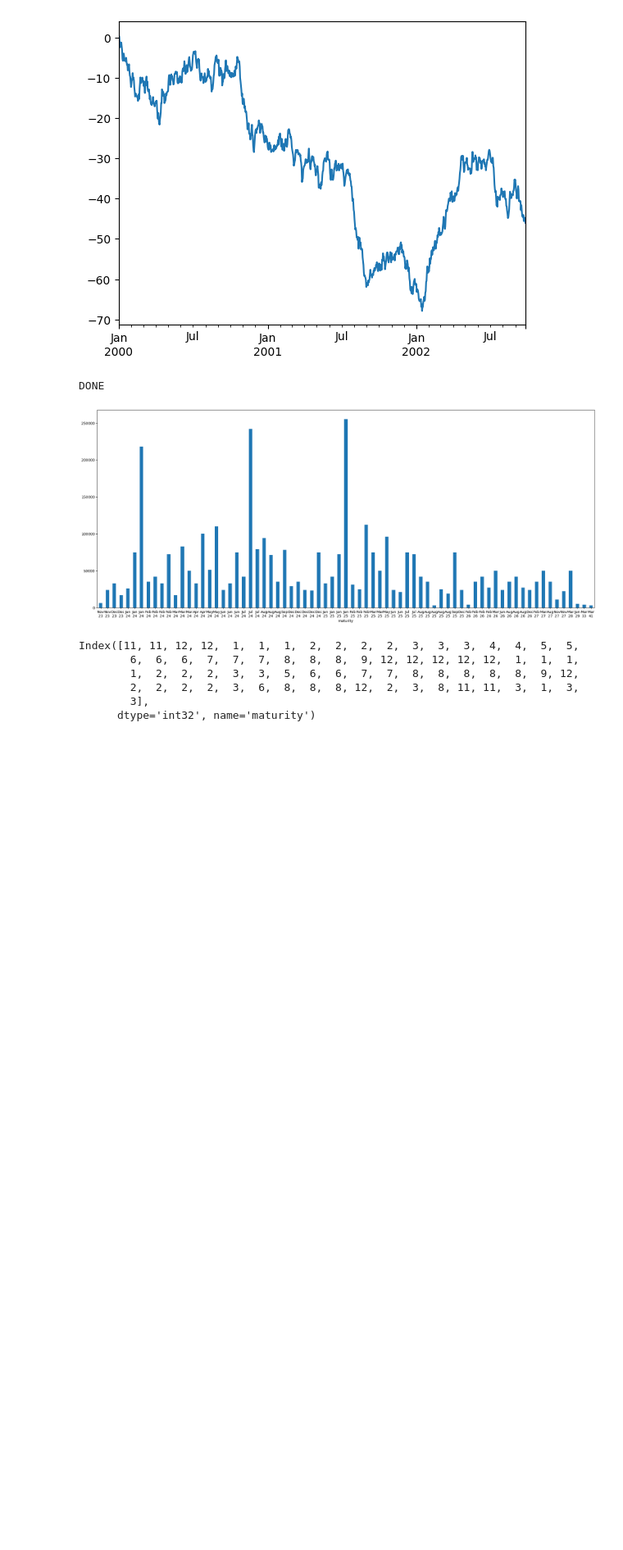
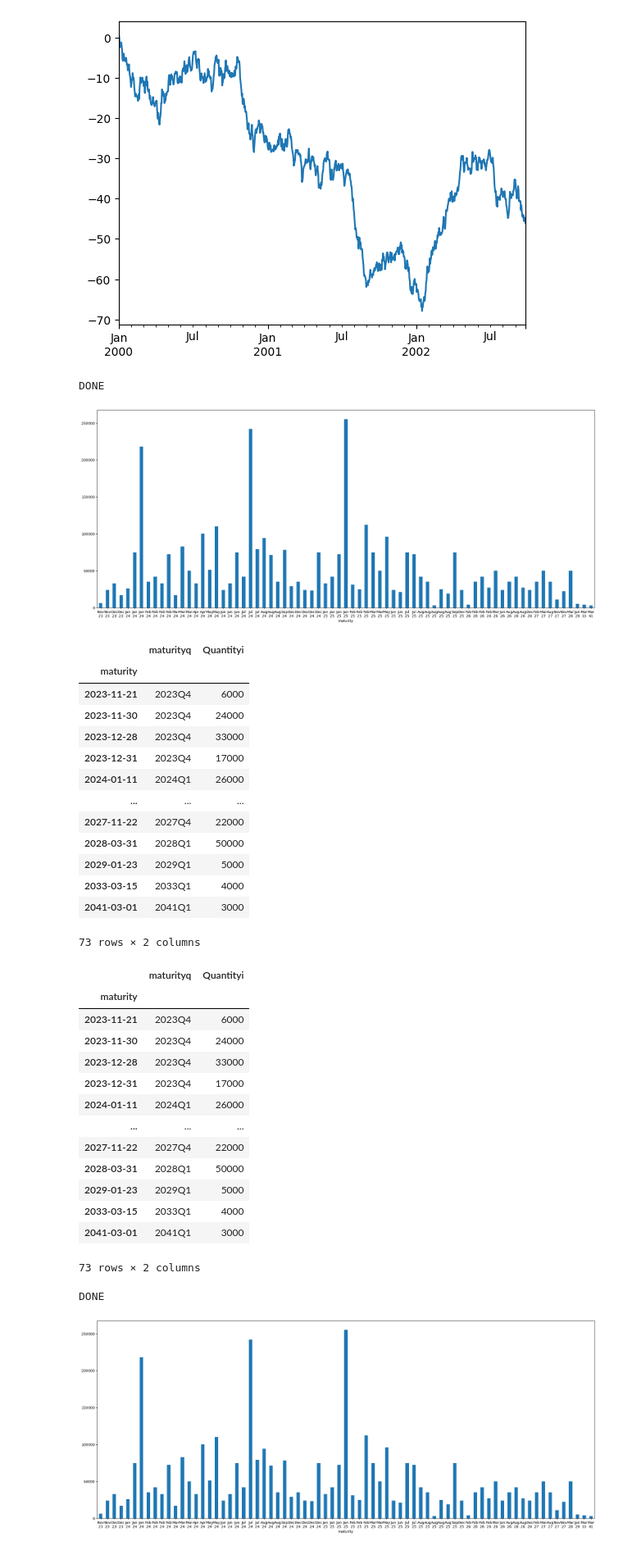
Before and after one commit to eross/bondcalc, a Jupyter notebook: bondcalc3.ipynb, the cells around one changed output. Shown at 82% size. Saved outputs shown, nothing was run; the diff lists cells and outputs as text; code cells hidden in the pictures; blank space fills up the shorter version.

```diff
--- a/bondcalc3.ipynb
+++ b/bondcalc3.ipynb
@@ -152,12 +152,57 @@ print("DONE")
 # %% [output]
 DONE
 [figure]
-# %%
-df.index.month
-# %% [output]
-Index([11, 11, 12, 12,  1,  1,  1,  2,  2,  2,  2,  3,  3,  3,  4,  4,  5,  5,
-        6,  6,  6,  7,  7,  7,  8,  8,  8,  9, 12, 12, 12, 12, 12,  1,  1,  1,
-        1,  2,  2,  2,  3,  3,  5,  6,  6,  7,  7,  8,  8,  8,  8,  8,  9, 12,
-        2,  2,  2,  2,  3,  6,  8,  8,  8, 12,  2,  3,  8, 11, 11,  3,  1,  3,
-        3],
-      dtype='int32', name='maturity')
+# %%
+import matplotlib.pyplot as plt
+import numpy as np
+
+def line_format(label):
+    """
+    Convert time label to the format of pandas line plot
+    """
+    #month = label.month_name()[:3]
+    #if month == 'Jan':
+    #    month += f'\n{label.year}'
+    #return month
+    return(label.month_name()[:3] + f'\n{str(label.year)[2:4]}')
+
+plt.close("all")
+ts = df["Quantityi"]
+display(df)
+df2=df
+df2.loc[:,("maturityq")] = pd.PeriodIndex(df.index, freq='Q')
+display(df2)
+ax = ts.plot(kind='bar',figsize=(25,10),rot=0);
+ax.set_xticklabels(map(line_format, ts.index))
+print("DONE")
+# %% [output]
+|  | maturityq | Quantityi |
+| maturity |  |  |
+| 2023-11-21 | 2023Q4 | 6000 |
+| 2023-11-30 | 2023Q4 | 24000 |
+| 2023-12-28 | 2023Q4 | 33000 |
+| 2023-12-31 | 2023Q4 | 17000 |
+| 2024-01-11 | 2024Q1 | 26000 |
+| ... | ... | ... |
+| 2027-11-22 | 2027Q4 | 22000 |
+| 2028-03-31 | 2028Q1 | 50000 |
+| 2029-01-23 | 2029Q1 | 5000 |
+| 2033-03-15 | 2033Q1 | 4000 |
+| 2041-03-01 | 2041Q1 | 3000 |
+73 rows × 2 columns
+|  | maturityq | Quantityi |
+| maturity |  |  |
+| 2023-11-21 | 2023Q4 | 6000 |
+| 2023-11-30 | 2023Q4 | 24000 |
+| 2023-12-28 | 2023Q4 | 33000 |
+| 2023-12-31 | 2023Q4 | 17000 |
+| 2024-01-11 | 2024Q1 | 26000 |
+| ... | ... | ... |
+| 2027-11-22 | 2027Q4 | 22000 |
+| 2028-03-31 | 2028Q1 | 50000 |
+| 2029-01-23 | 2029Q1 | 5000 |
+| 2033-03-15 | 2033Q1 | 4000 |
+| 2041-03-01 | 2041Q1 | 3000 |
+73 rows × 2 columns
+DONE
+[figure, added]
```
